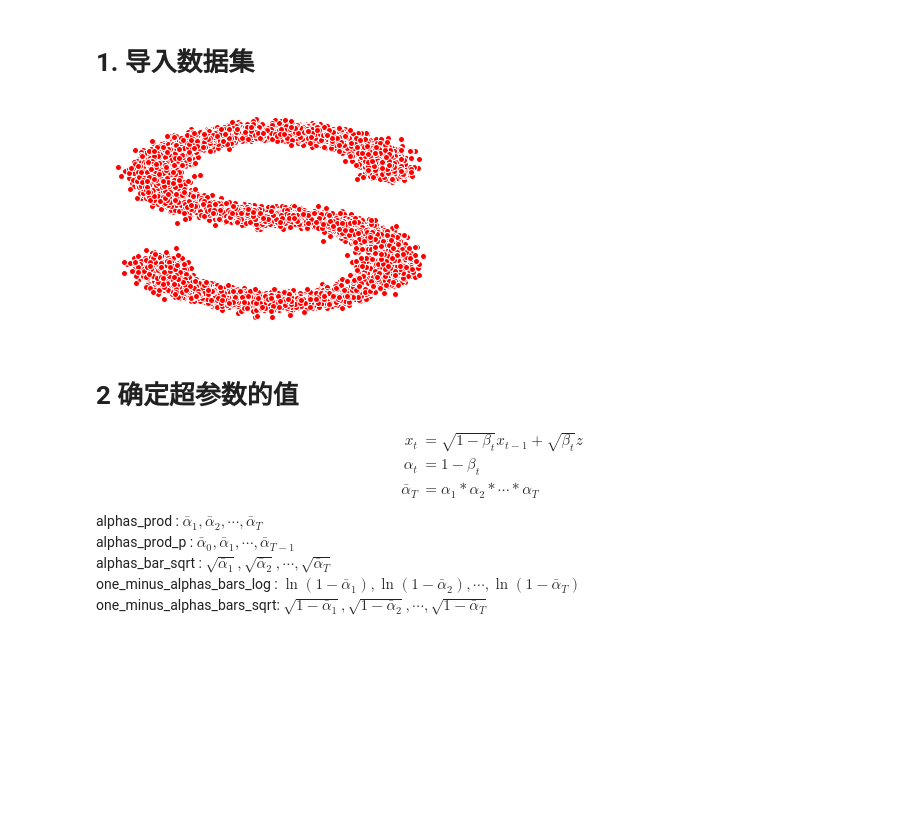
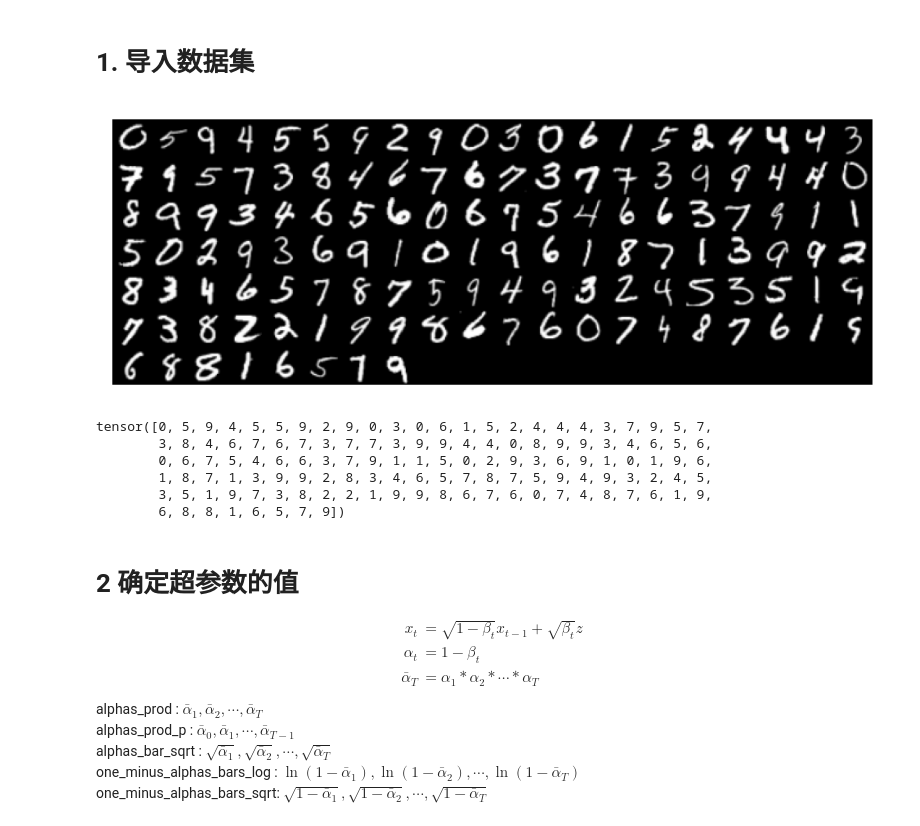
Before and after one commit to Newbiezzx/code_train, a Jupyter notebook: Diffusion/diffusion_deme_mnist.ipynb, the cells around one changed output. Cells and saved outputs as stored; diff of their text form; code cells hidden in the pictures; blank space fills up the shorter version.

```diff
--- a/Diffusion/diffusion_deme_mnist.ipynb
+++ b/Diffusion/diffusion_deme_mnist.ipynb
@@ -6,17 +11,51 @@ import numpy as np
+# %%
+def pic_show(pic_tensor: torch.TensorType, mean: list, std: list):
+    """
+    图片批量展示(包含反归一化操作)
+    """
+    pic_tensor = reve_norm(pic_tensor, mean, std)   # 反归一化操作
+    pic_tensor = pic_tensor.detach().cpu()
+    batch_pic = make_grid(pic_tensor,  nrow=20, padding=0)
+    batch_pic = np.transpose(batch_pic, (1, 2, 0))
+    plt.figure(dpi=200)
+    plt.imshow(batch_pic)
+    plt.axis("off")
+
+# 反归一化：img * std + mean
+
+
+def reve_norm(pic_tensor: torch.TensorType, mean: list, std: list):
+    for channel in range(pic_tensor.shape[1]):
+        pic_tensor[:, channel, :, :] = pic_tensor[:,
+                                                  channel, :, :] * std[channel] + mean[channel]
+    return pic_tensor
 # %% [markdown]
 # 1. 导入数据集
-# %%
-s_curve, _ = make_s_curve(10**4, noise=0.1)
-# make_s_curve(n_samples, noise=0.1)
-# make_s_curve表示生成S曲线的数据集，n_sample:样本点的数量, noise噪声偏移量
-s_curve = s_curve[:, [0, 2]] / 10.0
-data = s_curve.T
-fig, ax = plt.subplots()
-ax.scatter(*data, color="red", edgecolors="white")
-ax.axis("off")
-dataset = torch.tensor(s_curve).float()
-# %% [output]
-[figure, removed]
+# %%
+mean = [0.5]
+std = [0.5]
+trainset = MNIST("../data", train=True, download=True, transform=transforms.Compose(
+    [
+        transforms.Resize(32),
+        transforms.ToTensor(),
+        transforms.Normalize(mean, std)
+    ]
+))
+trainloader = DataLoader(trainset, batch_size=128, shuffle=True)
+train_demo = iter(trainloader)
+train_demo, _ = next(train_demo)
+pic_show(train_demo, mean, std)
+# %% [output]
+[figure, added]
+# %%
+_
+# %% [output]
+tensor([0, 5, 9, 4, 5, 5, 9, 2, 9, 0, 3, 0, 6, 1, 5, 2, 4, 4, 4, 3, 7, 9, 5, 7,
+        3, 8, 4, 6, 7, 6, 7, 3, 7, 7, 3, 9, 9, 4, 4, 0, 8, 9, 9, 3, 4, 6, 5, 6,
+        0, 6, 7, 5, 4, 6, 6, 3, 7, 9, 1, 1, 5, 0, 2, 9, 3, 6, 9, 1, 0, 1, 9, 6,
+        1, 8, 7, 1, 3, 9, 9, 2, 8, 3, 4, 6, 5, 7, 8, 7, 5, 9, 4, 9, 3, 2, 4, 5,
+        3, 5, 1, 9, 7, 3, 8, 2, 2, 1, 9, 9, 8, 6, 7, 6, 0, 7, 4, 8, 7, 6, 1, 9,
+        6, 8, 8, 1, 6, 5, 7, 9])
 # %% [markdown]
 # 2 确定超参数的值
 $$
```
Also changed, not shown: parts of 13 cells of this notebook, 1 other file.
